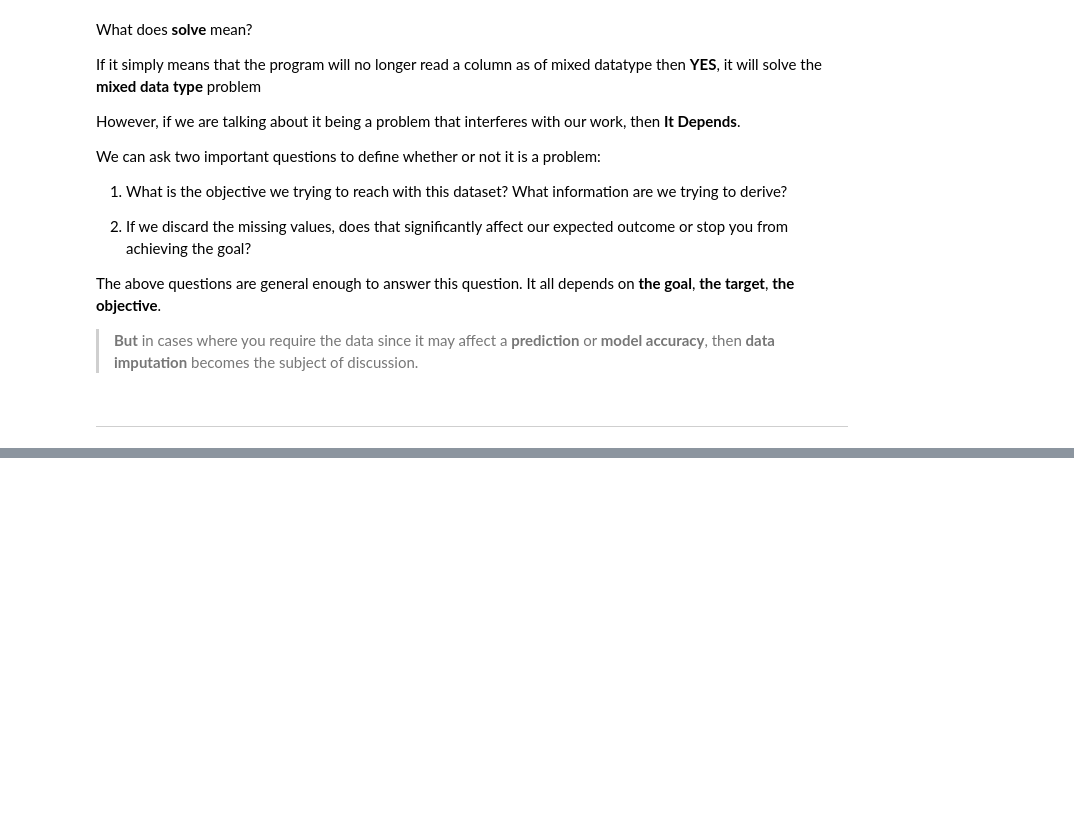
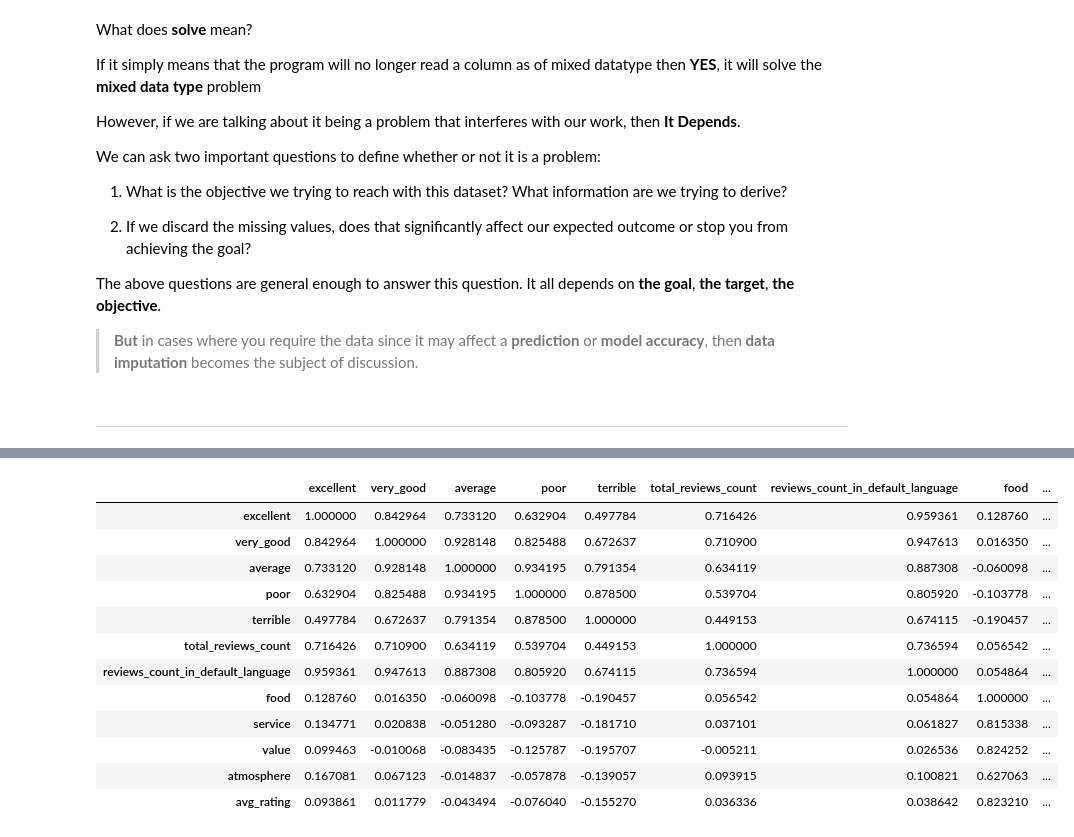
Before and after one commit to nablosos/food-data-analysis, a Jupyter notebook: project.ipynb, the cells around one changed output, grey strips where cells are left out. Cells and saved outputs as stored; diff of their text form; code cells hidden in the pictures; blank space fills up the shorter version.

```diff
--- a/project.ipynb
+++ b/project.ipynb
@@ -293,0 +311,23 @@ The above questions are general enough to answer this question. It all depends o
+# %%
+# Creating the rating-review dataframe
+review_cols_labels = ["excellent", "very_good", "average", "poor", "terrible", "total_reviews_count", "reviews_count_in_default_language"]
+rating_cols_labels = ["food", "service", "value", "atmosphere", "avg_rating"]
+rating_review_df = df[[*review_cols_labels, *rating_cols_labels]]
+
+# Creating the correlation matrix
+rating_review_corrM = rating_review_df.corr()
+rating_review_corrM
+# %% [output]
+|  | excellent | very_good | average | poor | terrible | total_reviews_count | reviews_count_in_default_language | food | ... |
+| excellent | 1.000000 | 0.842964 | 0.733120 | 0.632904 | 0.497784 | 0.716426 | 0.959361 | 0.128760 | ... |
+| very_good | 0.842964 | 1.000000 | 0.928148 | 0.825488 | 0.672637 | 0.710900 | 0.947613 | 0.016350 | ... |
+| average | 0.733120 | 0.928148 | 1.000000 | 0.934195 | 0.791354 | 0.634119 | 0.887308 | -0.060098 | ... |
+| poor | 0.632904 | 0.825488 | 0.934195 | 1.000000 | 0.878500 | 0.539704 | 0.805920 | -0.103778 | ... |
+| terrible | 0.497784 | 0.672637 | 0.791354 | 0.878500 | 1.000000 | 0.449153 | 0.674115 | -0.190457 | ... |
+| total_reviews_count | 0.716426 | 0.710900 | 0.634119 | 0.539704 | 0.449153 | 1.000000 | 0.736594 | 0.056542 | ... |
+| reviews_count_in_default_language | 0.959361 | 0.947613 | 0.887308 | 0.805920 | 0.674115 | 0.736594 | 1.000000 | 0.054864 | ... |
+| food | 0.128760 | 0.016350 | -0.060098 | -0.103778 | -0.190457 | 0.056542 | 0.054864 | 1.000000 | ... |
+| service | 0.134771 | 0.020838 | -0.051280 | -0.093287 | -0.181710 | 0.037101 | 0.061827 | 0.815338 | ... |
+| value | 0.099463 | -0.010068 | -0.083435 | -0.125787 | -0.195707 | -0.005211 | 0.026536 | 0.824252 | ... |
+| atmosphere | 0.167081 | 0.067123 | -0.014837 | -0.057878 | -0.139057 | 0.093915 | 0.100821 | 0.627063 | ... |
+| avg_rating | 0.093861 | 0.011779 | -0.043494 | -0.076040 | -0.155270 | 0.036336 | 0.038642 | 0.823210 | ... |
```
Also changed, not shown: parts of 4 cells of this notebook.
